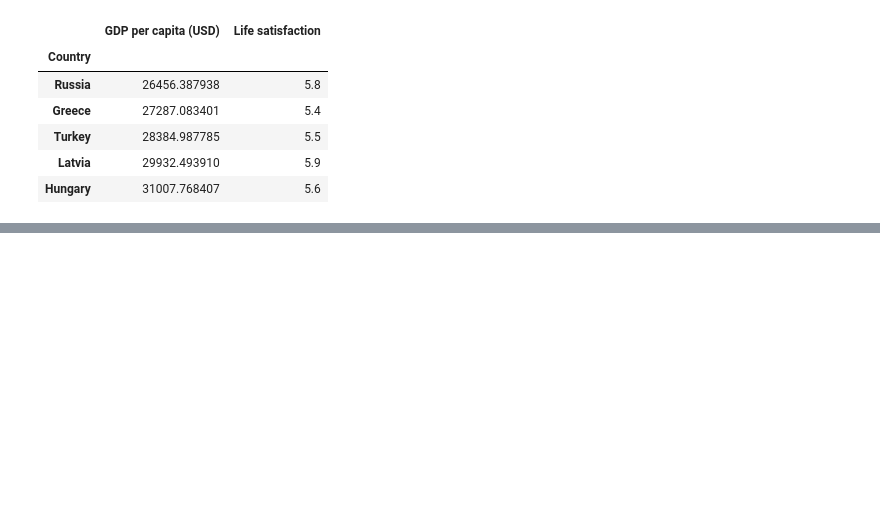
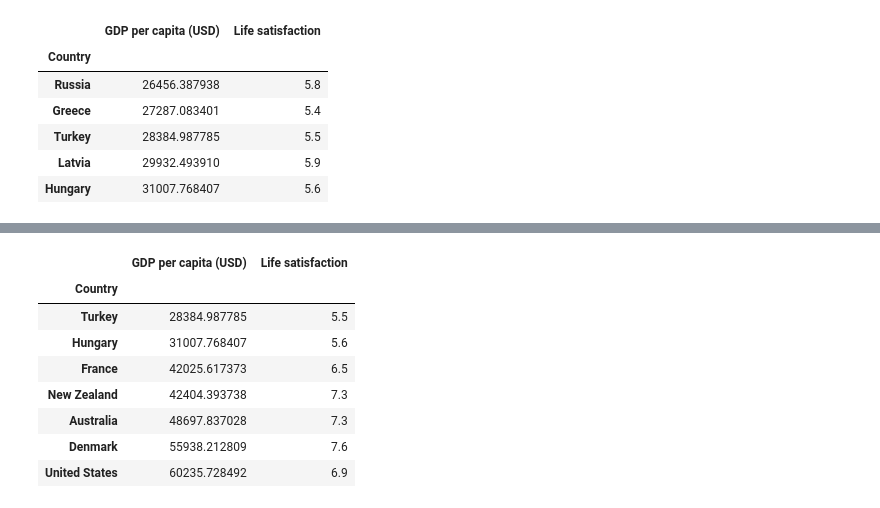
Before and after one commit to dabster108/sklearn-pytorch-lab, a Jupyter notebook: HandsonLearning.ipynb, the cells around one changed output, grey strips where cells are left out. Cells and saved outputs as stored; diff of their text form; code cells hidden in the pictures; blank space fills up the shorter version.

```diff
--- a/HandsonLearning.ipynb
+++ b/HandsonLearning.ipynb
@@ -163,0 +184,13 @@ NameError: name 'plt' is not defined
+# %%
+highlighted_countries = country_stats.loc[list(position_text.keys())]
+highlighted_countries[[gdppc_col, lifesat_col]].sort_values(by=gdppc_col)
+# %% [output]
+|  | GDP per capita (USD) | Life satisfaction |
+| Country |  |  |
+| Turkey | 28384.987785 | 5.5 |
+| Hungary | 31007.768407 | 5.6 |
+| France | 42025.617373 | 6.5 |
+| New Zealand | 42404.393738 | 7.3 |
+| Australia | 48697.837028 | 7.3 |
+| Denmark | 55938.212809 | 7.6 |
+| United States | 60235.728492 | 6.9 |
```
Also changed, not shown: parts of 12 cells of this notebook, 4 other files.
